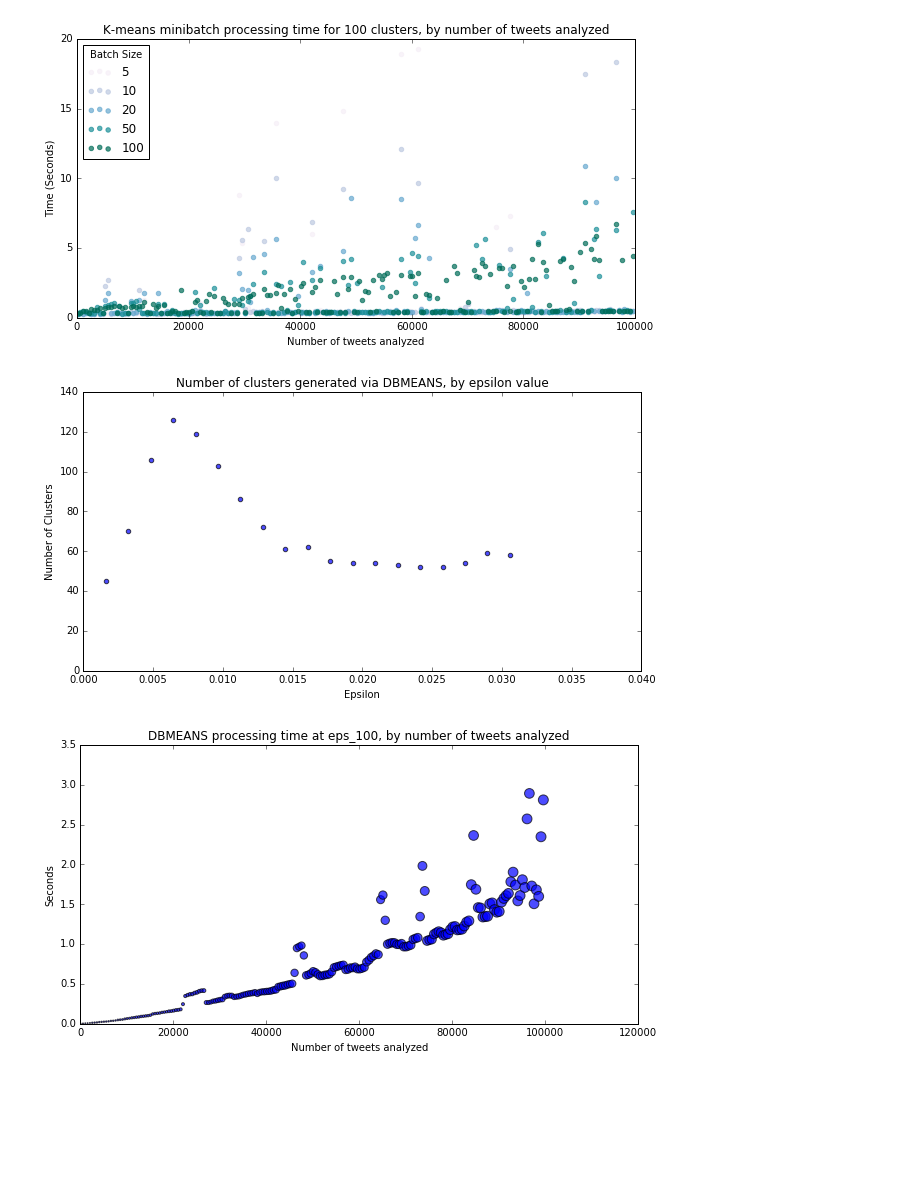
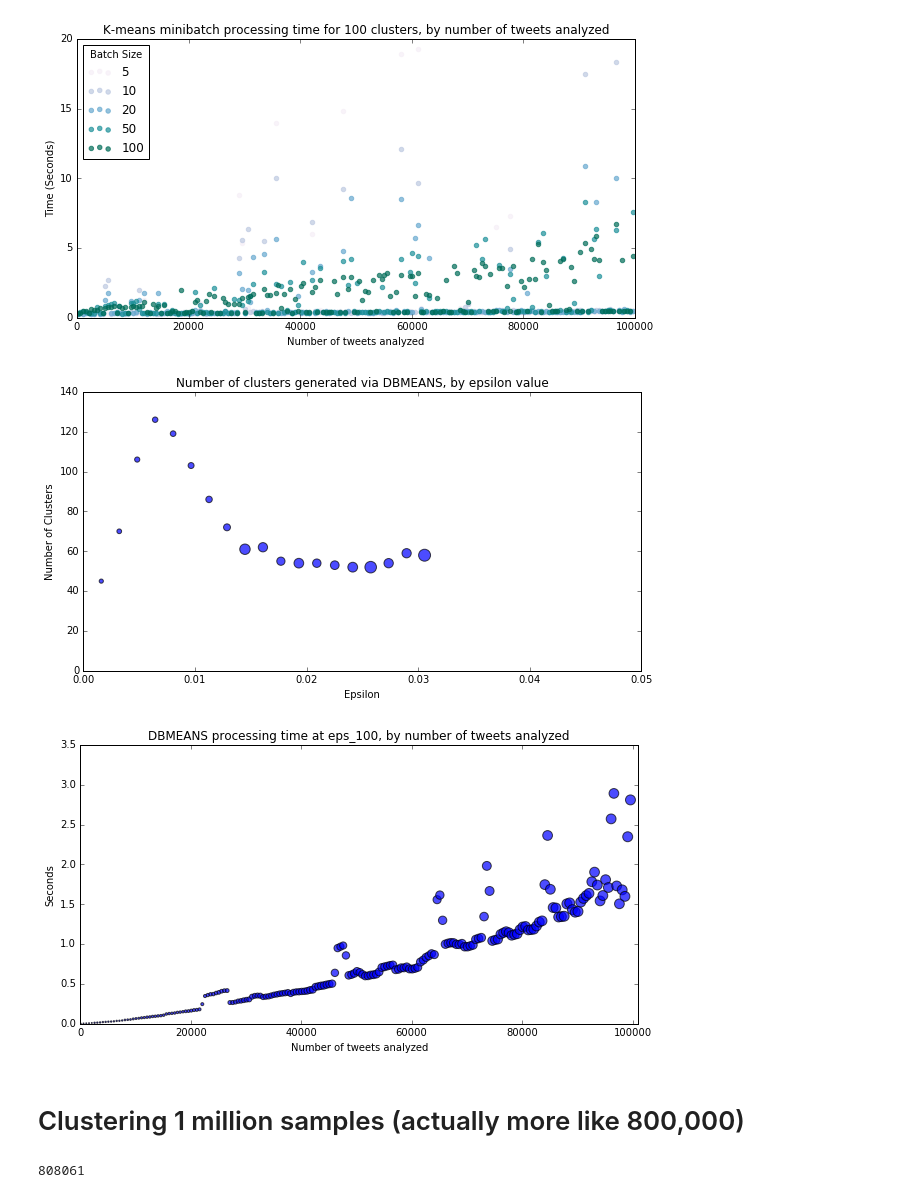
Before and after one commit to pksohn/tweet-clustering, a Jupyter notebook: notebooks/Results.ipynb, the cells around one changed output. Cells and saved outputs as stored; diff of their text form; code cells hidden in the pictures; blank space fills up the shorter version.

Commit message:
Final 1M clustering algorithm

```diff
--- a/notebooks/Results.ipynb
+++ b/notebooks/Results.ipynb
@@ -150,7 +157,7 @@ dbscan = pd.read_csv(os.path.join(baseline, 'dbscan_from0.1_to2.0_by0.1.csv'))
 plt.figure(figsize=[10,5])
 
 # Plot scatter points
-plt.scatter(x=dbscan.espilon, y=dbscan.clusters, alpha=0.7)
+plt.scatter(x=dbscan.espilon, y=dbscan.clusters, alpha=0.7, s=dbscan.seconds * 20)
 
 # # Add line of best fit
 # bestfit = np.poly1d(np.polyfit(kmeans.clusters, kmeans.seconds, 1))(kmeans.clusters)
@@ -163,25 +170,27 @@ plt.ylabel('Number of Clusters')
 plt.title('Number of clusters generated via DBMEANS, by epsilon value')
 plt.show()
 # %% [output]
-[figure, old version]
+[figure, new version]
 # %%
 dbscan_scale = pd.read_csv(os.path.join(scaling, 'dbscan_scale_by500.csv'))
 # %%
 plt.figure(figsize=[10,5])
 
 # Plot scatter points
 plt.scatter(x=dbscan_scale.n, y=dbscan_scale.seconds, alpha=0.7,
             s=dbscan_scale.clusters, label=dbscan_scale.clusters)
 
 # # Add line of best fit
 # bestfit = np.poly1d(np.polyfit(kmeans.clusters, kmeans.seconds, 1))(kmeans.clusters)
 # plt.plot(kmeans.clusters, bestfit, color='blue', alpha=0.7)
 
 # Labels and other parameters
-plt.axis(xmin=0, ymin=0)
+plt.axis(xmin=0, ymin=0, xmax=101000)
 plt.xlabel('Number of tweets analyzed')
 plt.ylabel('Seconds')
 plt.title('DBMEANS processing time at eps_100, by number of tweets analyzed')
 plt.show()
 # %% [output]
-[figure, old version]
+[figure, new version]
+# %% [markdown]
+# Clustering 1 million samples (actually more like 800,000)
@@ -187,0 +205,13 @@ plt.show()
+# %%
+# Constrain to Bay Area
+
+tweets = tweets.loc[
+    (tweets.lat > 36.903929764) &
+    (tweets.lat < 38.853939589) &
+    (tweets.lng > -123.528897483) &
+    (tweets.lng < -121.213352822)
+]
+
+print len(tweets)
+# %% [output]
+808061
```
Also changed, not shown: parts of 12 cells of this notebook, 1 other file.
